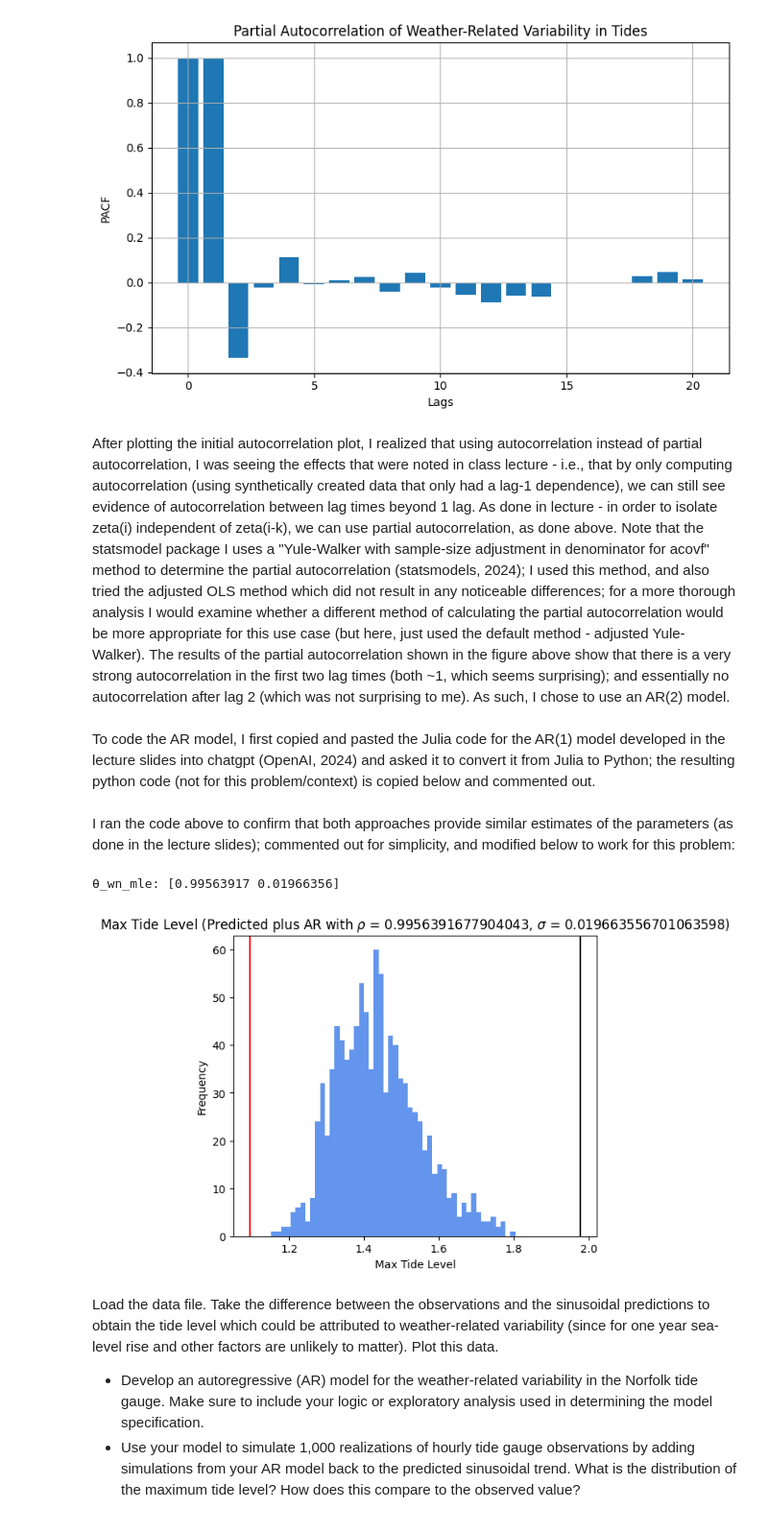
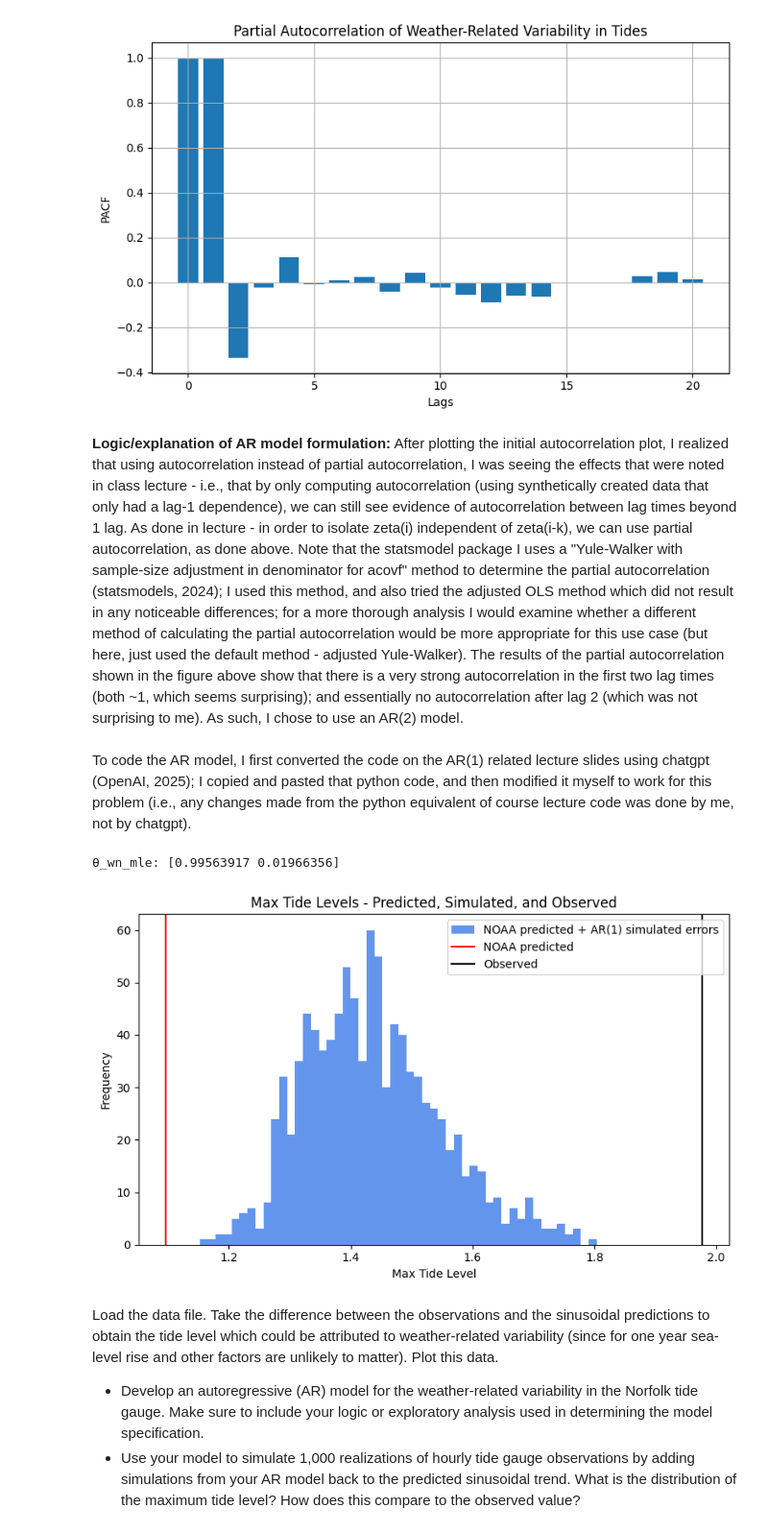
Before and after one commit to BEE4850-SP25/hw02-mcallen14, a Jupyter notebook: hw02.ipynb, the cells around one changed output. Shown at 96% size. Cells and saved outputs as stored; diff of their text form; code cells hidden in the pictures.

```diff
--- a/hw02.ipynb
+++ b/hw02.ipynb
@@ -233,7 +184,7 @@ def sea_level_model(a, b, tau, S0, global_temp = temp_filt['temp_anom_normalized
     return S
 # %%
 # Gaussian iid; calculate the log likelihood (and make it negative so you can easily minimize it in order to find the max likelihood estimates)
-def neg_log_likelihood(params, sea_level_data = sea_filt['GMSL_anom_normalized'], sea_level_error = np.mean(sea_filt['GMSL uncertainty (mm)'])):# , m=sea_level_model_wrap):
+def neg_log_likelihood(params, sea_level_data = sea_filt['GMSL_anom_normalized'], sea_level_error = sea_filt['GMSL uncertainty (mm)']):# , m=sea_level_model_wrap):
     # note - sigma here is standard deviation of the discrepancy term
     a, b, tau, S0, sigma = params
     sea_level_sim = sea_level_model(a, b, tau, S0, global_temp = temp_filt['temp_anom_normalized'])
@@ -351,5 +244,5 @@ Now - to examine how appropriate the assumption of normality of residuals - I fi
 # %%
-# Python equivalent from chatgpt (openai, 2025) - modified to use for this problem:
+# Python equivalent from lecture slides produced via chatgpt (openai, 2025) - modified to use for this problem:
 # num samples
 n_samples = 10_000
 
@@ -360,8 +253,7 @@ gmsl_iid = sea_level_model(a_hat, b_hat, tau_hat, S0_hat, global_temp = temp_fil
 gmsl_iid_proj = np.zeros((n_samples, len(sea_filt["GMSL uncertainty (mm)"])))
 
 for i in range(len(sea_filt["GMSL uncertainty (mm)"])):
-    #gmsl_iid_err = np.random.normal(0, np.sqrt(θ_iid[-1]**2 + sea_filt["GMSL uncertainty (mm)"][i]**2), n_samples)
-    gmsl_iid_err = np.random.normal(0, np.sqrt(sigma_hat**2 + np.mean(sea_filt["GMSL uncertainty (mm)"])**2), n_samples)
+    gmsl_iid_err = np.random.normal(0, np.sqrt(θ_iid[-1]**2 + sea_filt["GMSL uncertainty (mm)"][i]**2), n_samples)
     gmsl_iid_proj[:, i] = gmsl_iid[i] + gmsl_iid_err
 
 # Calculate quantiles
@@ -553,6 +418,6 @@ plt.show()
 # %% [output]
 [figure]
 # %% [markdown]
-After plotting the initial autocorrelation plot, I realized that using autocorrelation instead of partial autocorrelation, I was seeing the effects that were noted in class lecture - i.e., that by only computing autocorrelation (using synthetically created data that only had a lag-1 dependence), we can still see evidence of autocorrelation between lag times beyond 1 lag. As done in lecture - in order to isolate zeta(i) independent of zeta(i-k), we can use partial autocorrelation, as done above. Note that the statsmodel package I uses a "Yule-Walker with sample-size adjustment in denominator for acovf" method to determine the partial autocorrelation (statsmodels, 2024); I used this method, and also tried the adjusted OLS method which did not result in any noticeable differences; for a more thorough analysis I would examine whether a different method of calculating the partial autocorrelation would be more appropriate for this use case (but here, just used the default method - adjusted Yule-Walker). The results of the partial autocorrelation shown in the figure above show that there is a very strong autocorrelation in the first two lag times (both ~1, which seems surprising); and essentially no autocorrelation after lag 2 (which was not surprising to me). As such, I chose to use an AR(2) model.
+**Logic/explanation of AR model formulation:** After plotting the initial autocorrelation plot, I realized that using autocorrelation instead of partial autocorrelation, I was seeing the effects that were noted in class lecture - i.e., that by only computing autocorrelation (using synthetically created data that only had a lag-1 dependence), we can still see evidence of autocorrelation between lag times beyond 1 lag. As done in lecture - in order to isolate zeta(i) independent of zeta(i-k), we can use partial autocorrelation, as done above. Note that the statsmodel package I uses a "Yule-Walker with sample-size adjustment in denominator for acovf" method to determine the partial autocorrelation (statsmodels, 2024); I used this method, and also tried the adjusted OLS method which did not result in any noticeable differences; for a more thorough analysis I would examine whether a different method of calculating the partial autocorrelation would be more appropriate for this use case (but here, just used the default method - adjusted Yule-Walker). The results of the partial autocorrelation shown in the figure above show that there is a very strong autocorrelation in the first two lag times (both ~1, which seems surprising); and essentially no autocorrelation after lag 2 (which was not surprising to me). As such, I chose to use an AR(2) model.
 # %% [markdown]
-To code the AR model, I first copied and pasted the Julia code for the AR(1) model developed in the lecture slides into chatgpt (OpenAI, 2024) and asked it to convert it from Julia to Python; the resulting python code (not for this problem/context) is copied below and commented out.
+To code the AR model, I first converted the code on the AR(1) related lecture slides using chatgpt (OpenAI, 2025); I copied and pasted that python code, and then modified it myself to work for this problem (i.e., any changes made from the python equivalent of course lecture code was done by me, not by chatgpt).
@@ -710,5 +424,3 @@ To code the AR model, I first copied and pasted the Julia code for the AR(1) mod
-# %% [markdown]
-I ran the code above to confirm that both approaches provide similar estimates of the parameters (as done in the lecture slides); commented out for simplicity, and modified below to work for this problem:
 # %%
 # code converted to python with chatgpt (openai, 2025):
 from scipy.stats import norm, multivariate_normal
@@ -805,16 +516,18 @@ for sim in range(n_sim):
     max_tide_level.append(np.max(predicted))
 # %%
 # Plot the simulated time series
-plt.figure(figsize=(6, 5))
-plt.hist(max_tide_level, bins = 50, color = 'cornflowerblue')
-plt.axvline(x=np.max(surge['Predicted (m)']), color = 'red')
-plt.axvline(x=np.max(surge['Verified (m)']), color = 'black')
+plt.figure(figsize=(8, 5))
+plt.hist(max_tide_level, bins = 50, color = 'cornflowerblue', label = 'NOAA predicted + AR(1) simulated errors')
+plt.axvline(x=np.max(surge['Predicted (m)']), color = 'red', label='NOAA predicted')
+plt.axvline(x=np.max(surge['Verified (m)']), color = 'black', label='Observed')
 plt.xlabel("Max Tide Level")
 plt.ylabel("Frequency")
-plt.title(fr"Max Tide Level (Predicted plus AR with $\rho$ = {theta_wn_mle[0]}, $\sigma$ = {theta_wn_mle[1]})")
+plt.legend()
+plt.title(fr"Max Tide Levels - Predicted, Simulated, and Observed")
+plt.tight_layout()
 plt.show()
 # %% [output]
-[figure, old version]
+[figure, new version]
 # %% [markdown]
  Load the data file. Take the difference between the observations and
     the sinusoidal predictions to obtain the tide level which could be
```
Also changed, not shown: parts of 20 cells of this notebook.
